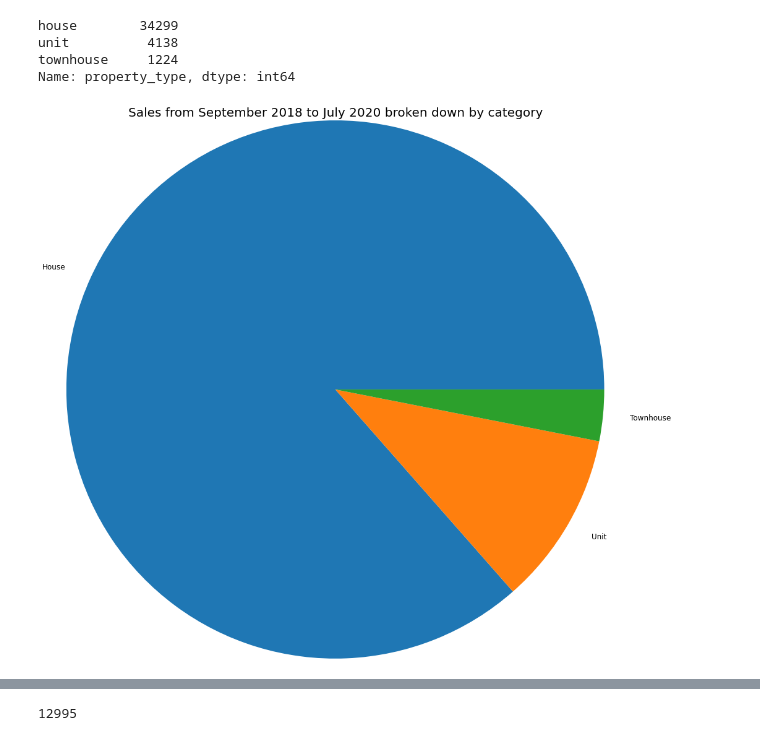
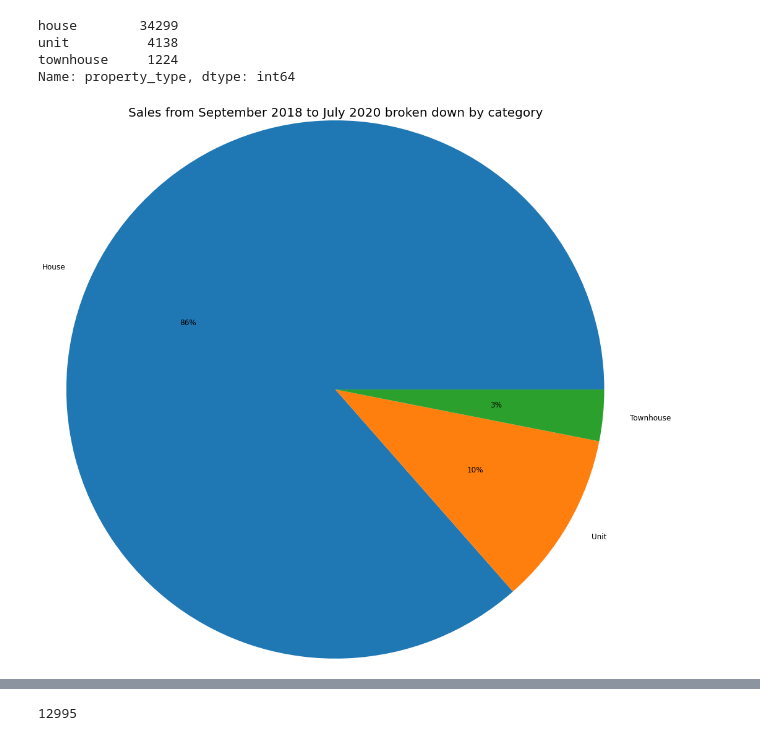
Before and after one commit to Supasyl/Data-Analytics-Project-1, a Jupyter notebook: Project 1.3 Notebooks/Data Analysis - Real Estate Sales Sept 2018 to June 2020.ipynb, the cells around one changed output, grey strips where cells are left out. Saved outputs shown, nothing was run; the diff lists cells and outputs as text; code cells hidden in the pictures.

```diff
--- a/Project 1.3 Notebooks/Data Analysis - Real Estate Sales Sept 2018 to June 2020.ipynb
+++ b/Project 1.3 Notebooks/Data Analysis - Real Estate Sales Sept 2018 to June 2020.ipynb
@@ -133,13 +133,13 @@ townhouse     1224
 Name: property_type, dtype: int64
 # %%
 plt.figure(figsize=(12,10))
-plt.pie(totsales_property, labels=['House','Unit', 'Townhouse'], radius = 2)
+plt.pie(totsales_property, labels=['House','Unit', 'Townhouse'], radius = 2, autopct='%1.0f%%')
 explode = (0, 0.05, 0.05,)
 plt.title("Sales from September 2018 to July 2020 broken down by category", y= 1.3, fontsize=20)
 plt.savefig('output/share_by_property_total_sales_2018_to_2020.jpeg')
 plt.show()
 # %% [output]
-[figure, old version]
+[figure, new version]
 # %%
 print(wa_realestate_df.dtypes)
 # %% [output]
```
Also changed, not shown: parts of 1 cell of this notebook, 3 other files.
